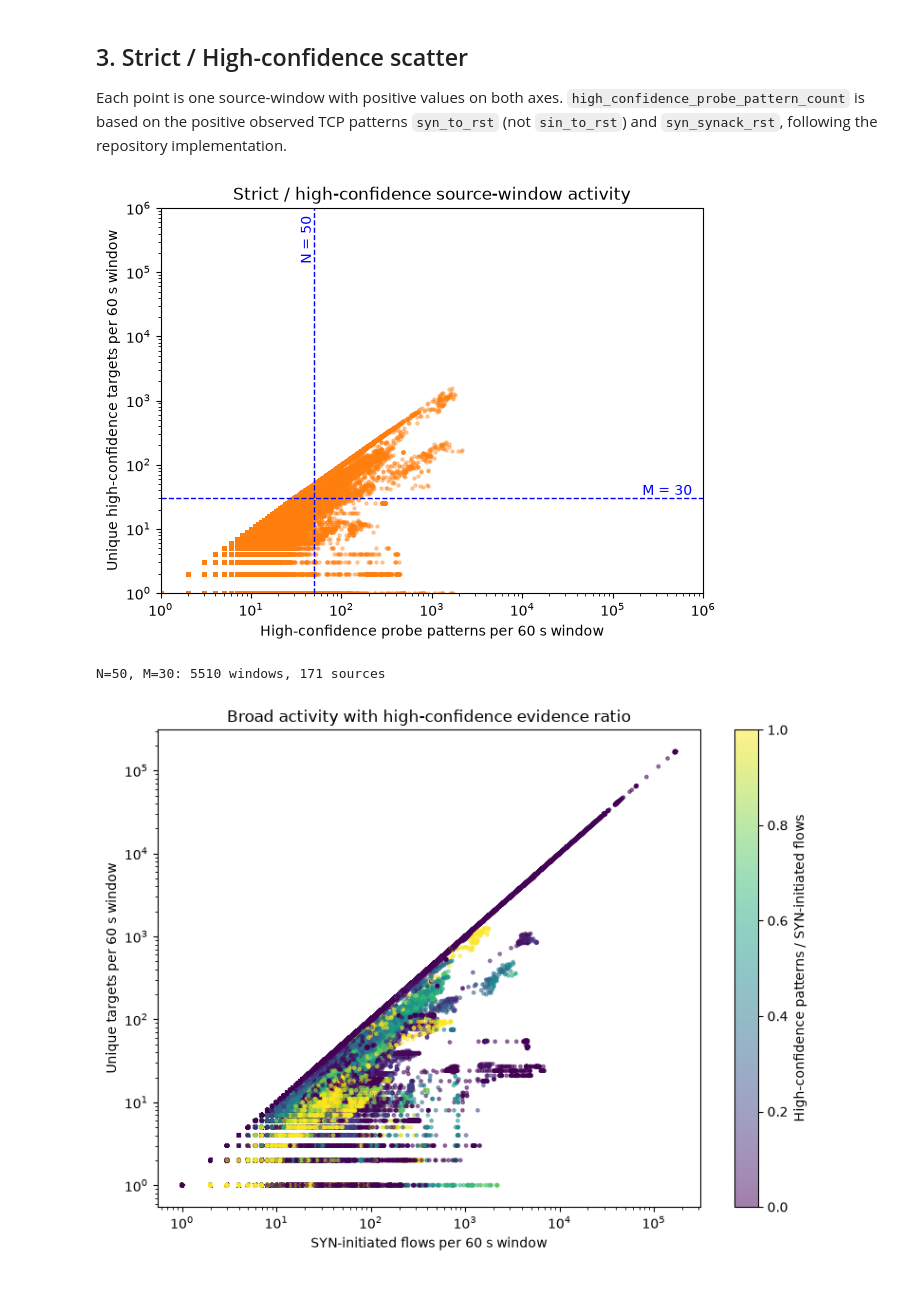
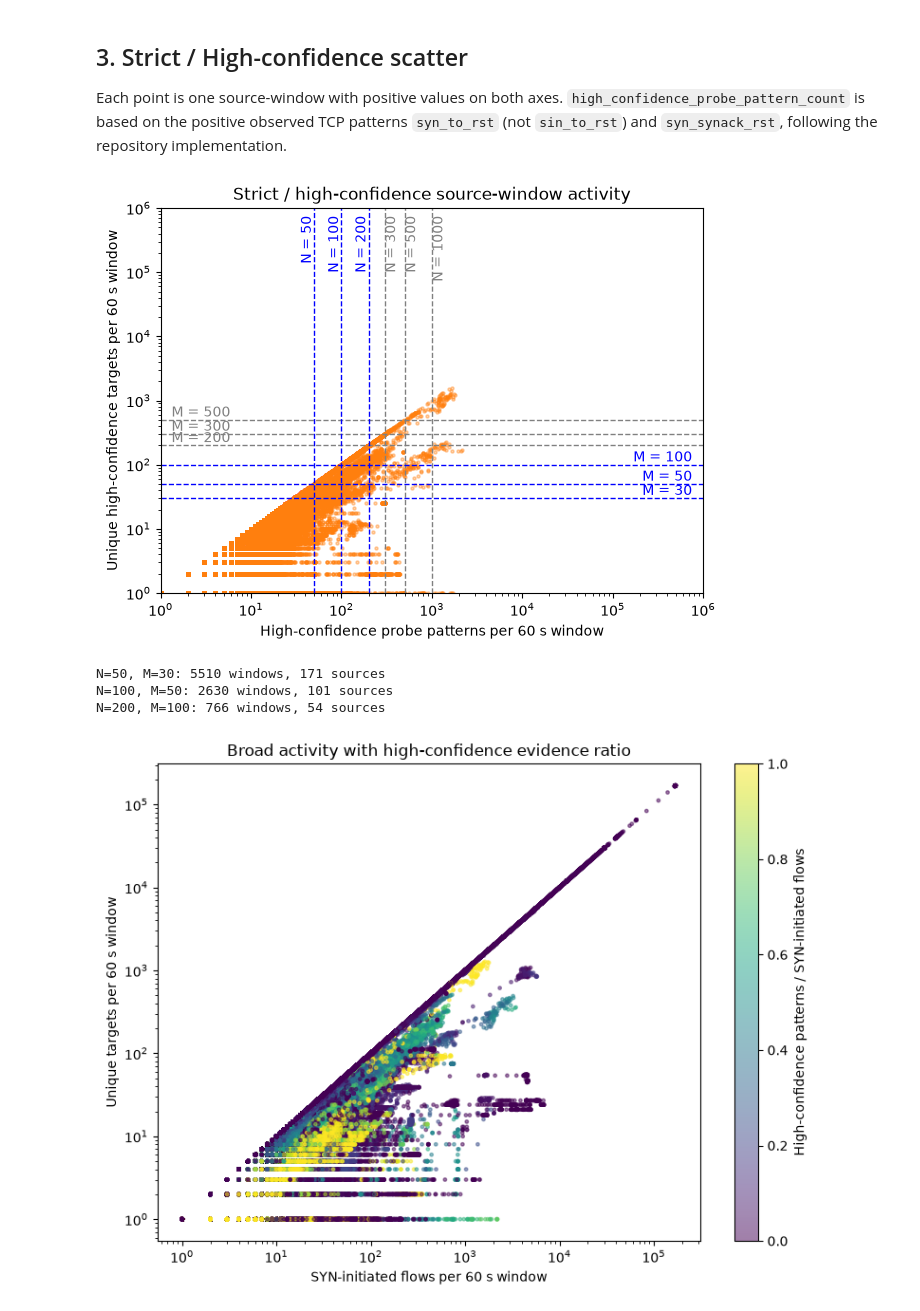
Before and after one commit to ShuntaSakai/mawi-global-analysis, a Jupyter notebook: notebooks/01_scan_threshold_exploration.ipynb, the cells around one changed output. Drawn from its saved outputs; the diff is of its cells as text; code cells hidden in the pictures.

Commit message:
feat: label cross-guide thresholds in scan exploration plots

```diff
--- a/notebooks/01_scan_threshold_exploration.ipynb
+++ b/notebooks/01_scan_threshold_exploration.ipynb
@@ -54,6 +54,12 @@ broad_candidates = [
     (300, 200),
     (500, 300),
     (1000, 500),
+]
+
+strict_candidates = [
+    (50, 30),
+    (100, 50),
+    (200, 100),
 ]
 
 fig, ax = plt.subplots(figsize=(7, 5))
@@ -72,11 +78,16 @@ ax.set(
     ylabel='Unique targets per 60 s window',
     title='Broad scan-like source-window activity',
 )
+for n, m in strict_candidates:
+    ax.axvline(n, color='gray', linestyle='--', linewidth=1)
+    ax.axhline(m, color='gray', linestyle='--', linewidth=1)
+    ax.text(n, 0.98, f'N = {n}', color='gray', rotation=90, transform=ax.get_xaxis_transform(), ha='right', va='top')
+    ax.text(0.98, m, f'M = {m}', color='gray', transform=ax.get_yaxis_transform(), ha='right', va='bottom')
 for n, m in broad_candidates:
     ax.axvline(n, color='red', linestyle='--', linewidth=1)
     ax.axhline(m, color='red', linestyle='--', linewidth=1)
-    ax.text(n, 0.98, f'N = {n}', color='red', rotation=90, transform=ax.get_xaxis_transform(), ha='right', va='top')
-    ax.text(0.98, m, f'M = {m}', color='red', transform=ax.get_yaxis_transform(), ha='right', va='bottom')
+    ax.text(n, 0.98, f'N = {n}', color='red', rotation=90, transform=ax.get_xaxis_transform(), ha='left', va='top')
+    ax.text(0.02, m, f'M = {m}', color='red', transform=ax.get_yaxis_transform(), ha='left', va='bottom')
 plt.show()
 
 for n, m in broad_candidates:
@@ -104,12 +115,6 @@ high_confidence = windows.loc[
     (windows['high_confidence_probe_pattern_count'] > 0)
     & (windows['unique_high_confidence_targets'] > 0)
 ].copy()
-
-strict_candidates = [
-    (50, 30),
-    (100, 50),
-    (200, 100),
-]
 
 fig, ax = plt.subplots(figsize=(7, 5))
 ax.scatter(
@@ -120,35 +125,42 @@ ax.scatter(
     s=5,
 )
 ax.set(
     xscale='log',
     yscale='log',
     xlim=broad_x_limits,
     ylim=broad_y_limits,
     xlabel='High-confidence probe patterns per 60 s window',
     ylabel='Unique high-confidence targets per 60 s window',
     title='Strict / high-confidence source-window activity',
 )
+for n, m in broad_candidates:
+    ax.axvline(n, color='gray', linestyle='--', linewidth=1)
+    ax.axhline(m, color='gray', linestyle='--', linewidth=1)
+    ax.text(n, 0.98, f'N = {n}', color='gray', rotation=90, transform=ax.get_xaxis_transform(), ha='left', va='top')
+    ax.text(0.02, m, f'M = {m}', color='gray', transform=ax.get_yaxis_transform(), ha='left', va='bottom')
 for n, m in strict_candidates:
     ax.axvline(n, color='blue', linestyle='--', linewidth=1)
     ax.axhline(m, color='blue', linestyle='--', linewidth=1)
     ax.text(n, 0.98, f'N = {n}', color='blue', rotation=90, transform=ax.get_xaxis_transform(), ha='right', va='top')
     ax.text(0.98, m, f'M = {m}', color='blue', transform=ax.get_yaxis_transform(), ha='right', va='bottom')
 plt.show()
 
 for n, m in strict_candidates:
     matched = windows[
         (windows["high_confidence_probe_pattern_count"] >= n)
         & (windows["unique_high_confidence_targets"] >= m)
     ]
 
     print(
         f"N={n}, M={m}: "
         f"{len(matched)} windows, "
         f"{matched['initial_syn_sender_ip'].nunique()} sources"
     )
 # %% [output]
-[figure, old version]
+[figure, new version]
 N=50, M=30: 5510 windows, 171 sources
+N=100, M=50: 2630 windows, 101 sources
+N=200, M=100: 766 windows, 54 sources
 # %%
 plot_df = windows.loc[
     (windows["syn_initiated_flow_count"] > 0)
```
Also changed, not shown: parts of 1 cell of this notebook.
